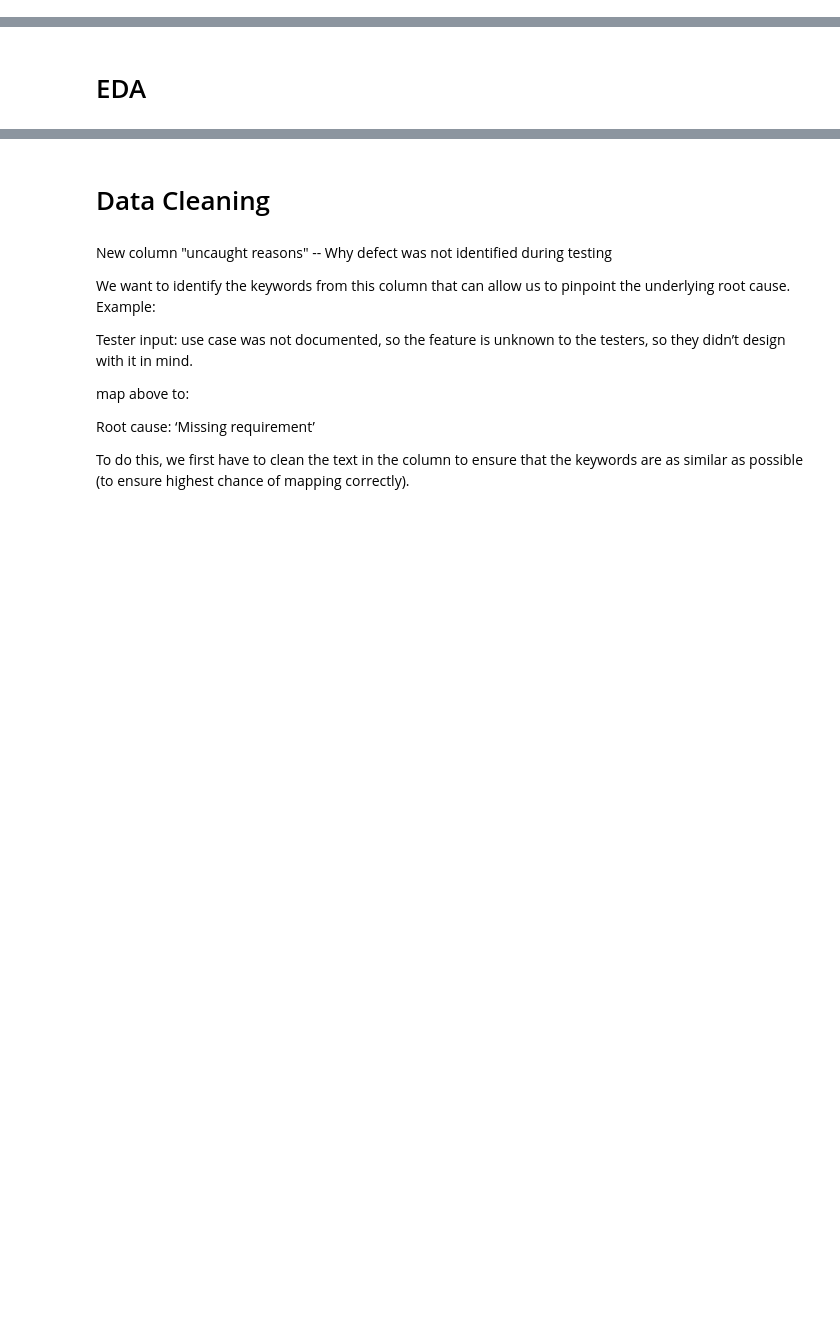
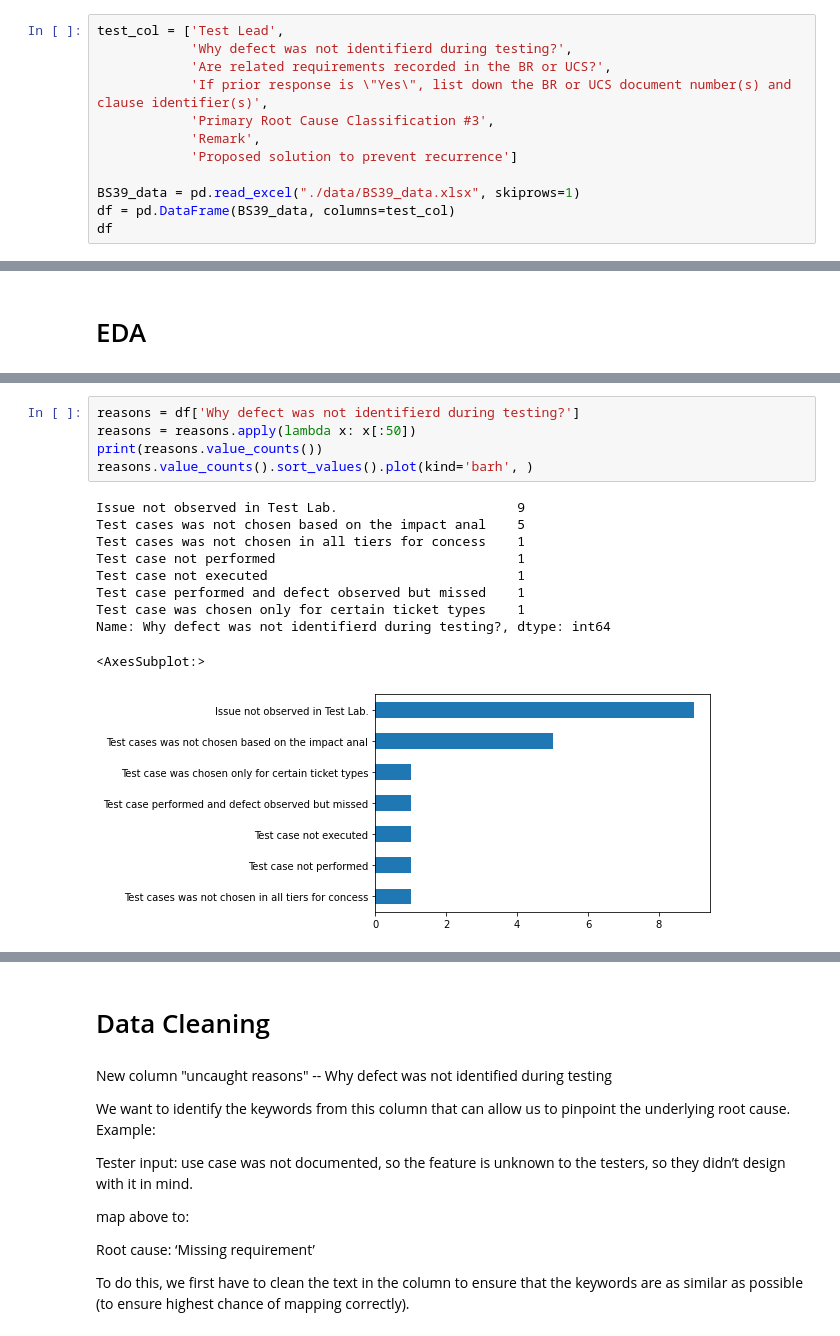
Before and after one commit to malcolmsng/BT4103, a Jupyter notebook: model.ipynb, the cells around one changed output, grey strips where cells are left out. Drawn from its saved outputs; the diff is of its cells as text; blank space fills up the shorter version.

Commit message:
added some visualisations + wordcloud

```diff
--- a/model.ipynb
+++ b/model.ipynb
@@ -78,0 +84,12 @@ print(df.head())
+# %%
+test_col = ['Test Lead',
+            'Why defect was not identifierd during testing?',
+            'Are related requirements recorded in the BR or UCS?',
+            'If prior response is \"Yes\", list down the BR or UCS document number(s) and clause identifier(s)',
+            'Primary Root Cause Classification #3',
+            'Remark',
+            'Proposed solution to prevent recurrence']
+
+BS39_data = pd.read_excel("./data/BS39_data.xlsx", skiprows=1)
+df = pd.DataFrame(BS39_data, columns=test_col)
+df
@@ -101,2 +133,18 @@ memory usage: 5.0+ KB
+# %%
+reasons = df['Why defect was not identifierd during testing?']
+reasons = reasons.apply(lambda x: x[:50])
+print(reasons.value_counts())
+reasons.value_counts().sort_values().plot(kind='barh', )
+# %% [output]
+Issue not observed in Test Lab.                       9
+Test cases was not chosen based on the impact anal    5
+Test cases was not chosen in all tiers for concess    1
+Test case not performed                               1
+Test case not executed                                1
+Test case performed and defect observed but missed    1
+Test case was chosen only for certain ticket types    1
+Name: Why defect was not identifierd during testing?, dtype: int64
+<AxesSubplot:>
+[figure, added]
 # %%
 root_causes = df['Primary Root Cause Classification #3']
```
Also changed, not shown: parts of 19 cells of this notebook, 2 other files.
